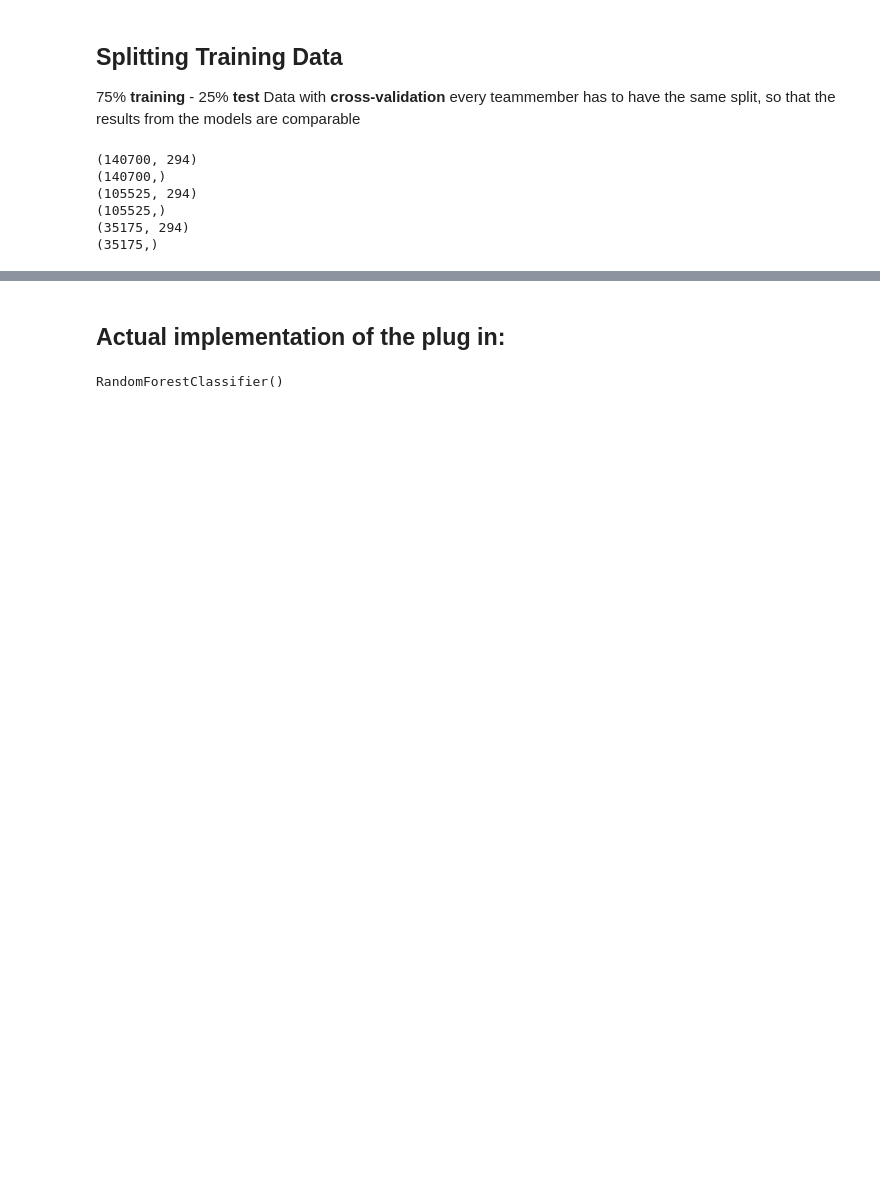
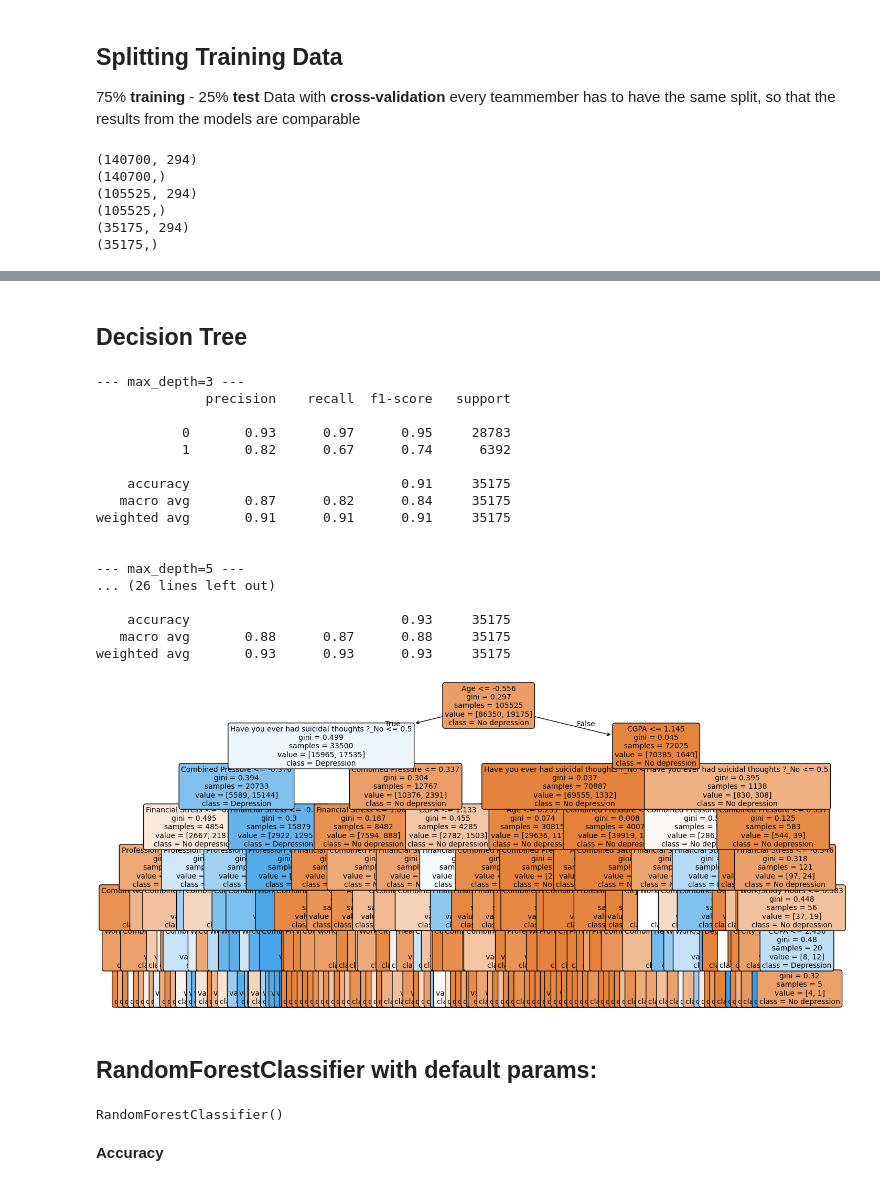
Before and after one commit to viragdiana/Exploring-Mental-Health-Data, a Jupyter notebook: Predicting Mental Health - Preprocessing.ipynb, the cells around one changed output, grey strips where cells are left out. Cells and saved outputs as stored; diff of their text form; code cells hidden in the pictures; blank space fills up the shorter version.

Commit message:
k-NN + Decision Tree + Random Forest + RF balanced w wights + XGBoost + XGB tuned w RandomizedSearchCV

```diff
--- a/Predicting Mental Health - Preprocessing.ipynb
+++ b/Predicting Mental Health - Preprocessing.ipynb
@@ -159,5 +249,53 @@ this is an example of how your model will be plugged in(**don't run this code**)
+# %% [markdown]
+## Decision Tree
+# %%
+from sklearn.tree import DecisionTreeClassifier
+for depth in [3, 5, 7, 10]:
+    decision_tree = DecisionTreeClassifier(max_depth=depth, random_state=42)
+    decision_tree.fit(X_tr, y_tr)
+    y_predicted = decision_tree.predict(X_val)
+    print(f"\n--- max_depth={depth} ---")
+    print(classification_report(y_val, y_predicted))
+
+num_cols_names = numerical_cols
+cat_cols_names = preprocessor.named_transformers_['cat'].get_feature_names_out(categorical_cols).tolist()
+all_cols = num_cols_names + cat_cols_names + ['id']
+
+decision_tree_best=DecisionTreeClassifier(max_depth=7, random_state=42)
+decision_tree_best.fit(X_tr, y_tr)
+
+from sklearn import tree
+import matplotlib.pyplot as plt
+
+plt.figure(figsize=(16, 8))
+tree.plot_tree(decision_tree_best,
+    feature_names=all_cols,
+    class_names=["No depression", "Depression"],
+    filled=True,
+    rounded=True,
+    fontsize=10)
+plt.show()
+# %% [output]
+--- max_depth=3 ---
+              precision    recall  f1-score   support
+
+           0       0.93      0.97      0.95     28783
+           1       0.82      0.67      0.74      6392
+
+    accuracy                           0.91     35175
+   macro avg       0.87      0.82      0.84     35175
+weighted avg       0.91      0.91      0.91     35175
+
+
+--- max_depth=5 ---
+... (26 lines left out)
+
+    accuracy                           0.93     35175
+   macro avg       0.88      0.87      0.88     35175
+weighted avg       0.93      0.93      0.93     35175
+[figure, added]
 # %% [markdown]
-## Actual implementation of the plug in:
+## RandomForestClassifier with default params:
 # %%
 from sklearn.ensemble import RandomForestClassifier
 from sklearn.metrics import classification_report
@@ -166,6 +304,8 @@ rf = RandomForestClassifier()
 rf.fit(X_tr, y_tr)
 # %% [output]
 RandomForestClassifier()
+# %% [markdown]
+**Accuracy**
 # %%
 rf.score(X_val, y_val)
 # %% [output]
```
Also changed, not shown: parts of 29 cells of this notebook.
